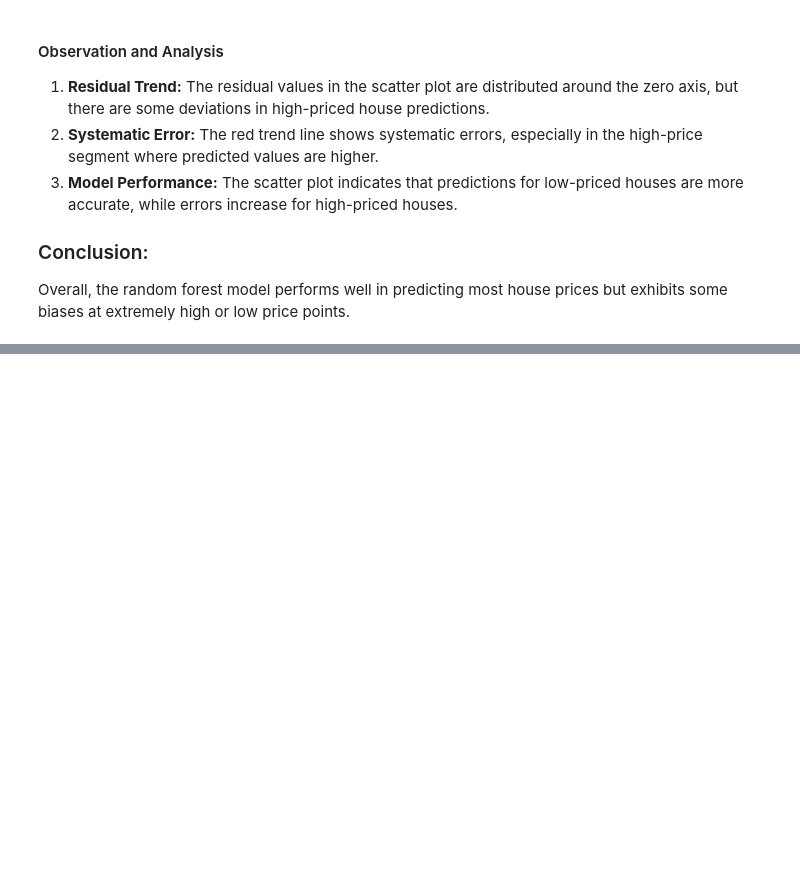
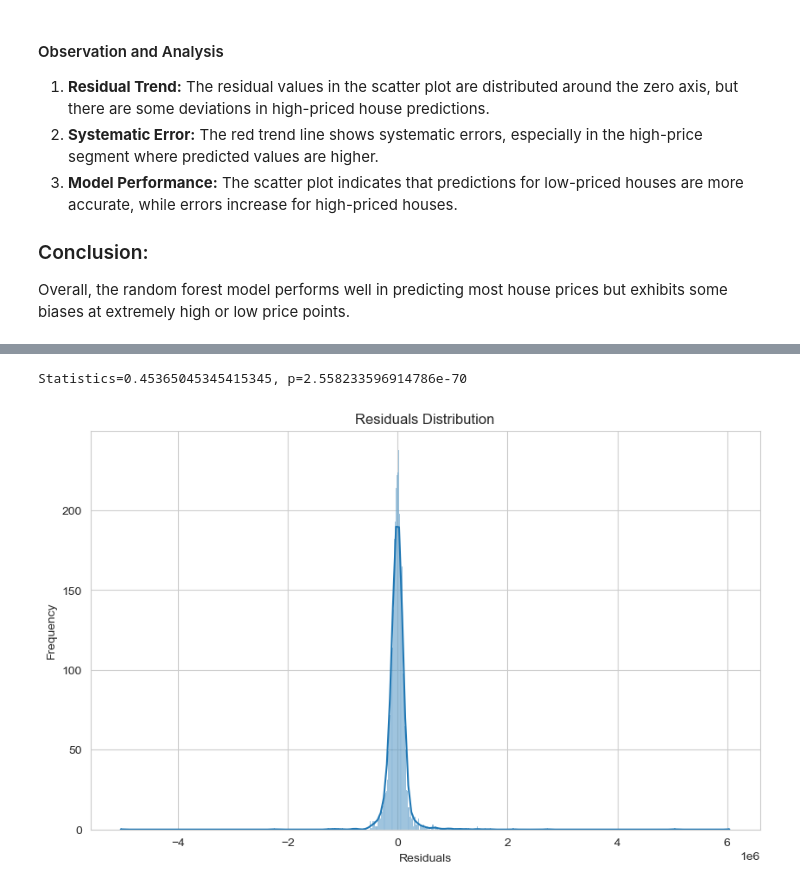
Before and after one commit to steve-yuan-8276/machine_learning, a Jupyter notebook: Austin _housing_Price/feather_engineering_prediction.ipynb, the cells around one changed output, grey strips where cells are left out. Saved outputs shown, nothing was run; the diff lists cells and outputs as text; code cells hidden in the pictures; blank space fills up the shorter version.

```diff
--- a/Austin _housing_Price/feather_engineering_prediction.ipynb
+++ b/Austin _housing_Price/feather_engineering_prediction.ipynb
@@ -432,0 +449,18 @@ Overall, the random forest model performs well in predicting most house prices b
+# %%
+# Dependence
+from scipy.stats import shapiro
+
+# Perform Shapiro-Wilk normality test on residuals
+stat, p_value = shapiro(residuals)
+print(f'Statistics={stat}, p={p_value}')
+
+# Visualize Residual Distribution
+plt.figure(figsize=(10, 6))
+sns.histplot(residuals, kde=True)
+plt.title('Residuals Distribution')
+plt.xlabel('Residuals')
+plt.ylabel('Frequency')
+plt.show()
+# %% [output]
+Statistics=0.45365045345415345, p=2.558233596914786e-70
+[figure, added]
```
Also changed, not shown: parts of 14 cells of this notebook.
